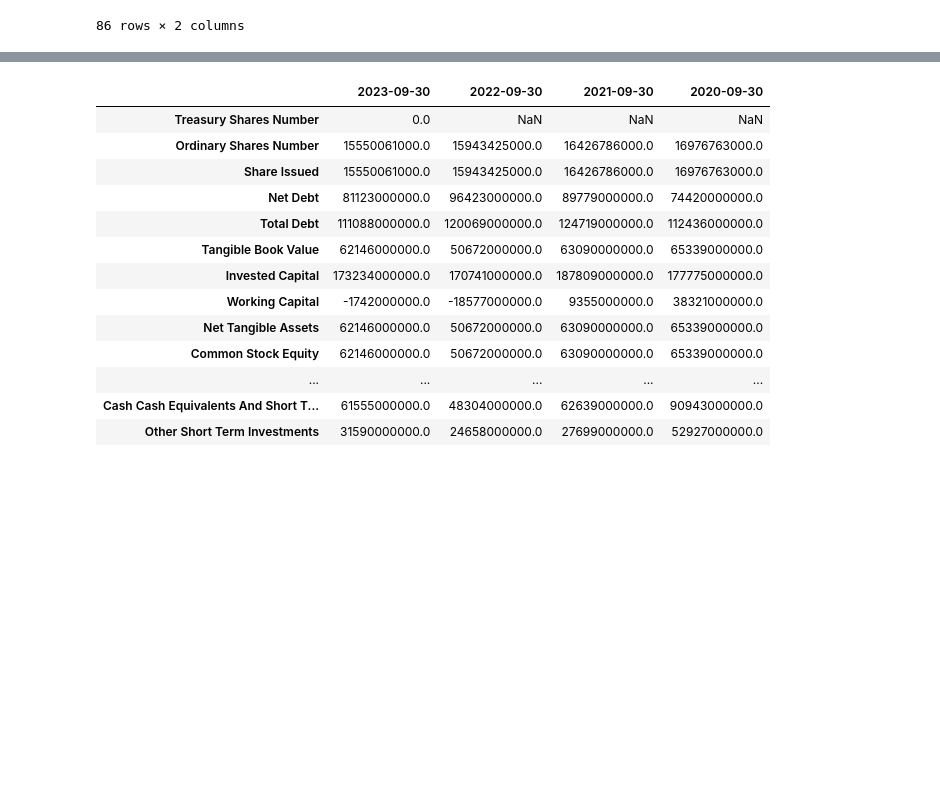
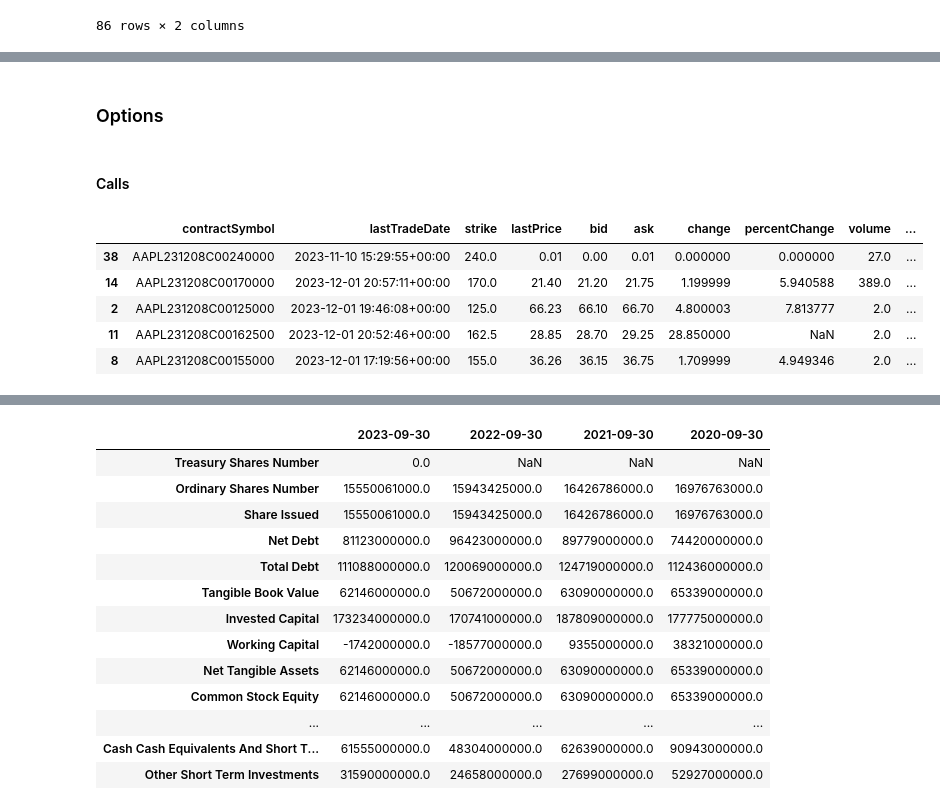
Before and after one commit to Brandt-moreThan4/Blog, a Jupyter notebook: book/content/3_yf_overview.ipynb, the cells around one changed output, grey strips where cells are left out. Drawn from its saved outputs; the diff is of its cells as text; code cells hidden in the pictures; blank space fills up the shorter version.

```diff
--- a/book/content/3_yf_overview.ipynb
+++ b/book/content/3_yf_overview.ipynb
@@ -214,0 +213,14 @@ Options(calls=         contractSymbol             lastTradeDate  strike  lastPri
+# %% [markdown]
+### Options
+# %% [markdown]
+#### Calls
+# %%
+options_chain = aapl.option_chain()
+options_chain.calls.sample(5)
+# %% [output]
+|  | contractSymbol | lastTradeDate | strike | lastPrice | bid | ask | change | percentChange | volume | ... |
+| 38 | AAPL231208C00240000 | 2023-11-10 15:29:55+00:00 | 240.0 | 0.01 | 0.00 | 0.01 | 0.000000 | 0.000000 | 27.0 | ... |
+| 14 | AAPL231208C00170000 | 2023-12-01 20:57:11+00:00 | 170.0 | 21.40 | 21.20 | 21.75 | 1.199999 | 5.940588 | 389.0 | ... |
+| 2 | AAPL231208C00125000 | 2023-12-01 19:46:08+00:00 | 125.0 | 66.23 | 66.10 | 66.70 | 4.800003 | 7.813777 | 2.0 | ... |
+| 11 | AAPL231208C00162500 | 2023-12-01 20:52:46+00:00 | 162.5 | 28.85 | 28.70 | 29.25 | 28.850000 | NaN | 2.0 | ... |
+| 8 | AAPL231208C00155000 | 2023-12-01 17:19:56+00:00 | 155.0 | 36.26 | 36.15 | 36.75 | 1.709999 | 4.949346 | 2.0 | ... |
```
Also changed, not shown: parts of 37 cells of this notebook.
